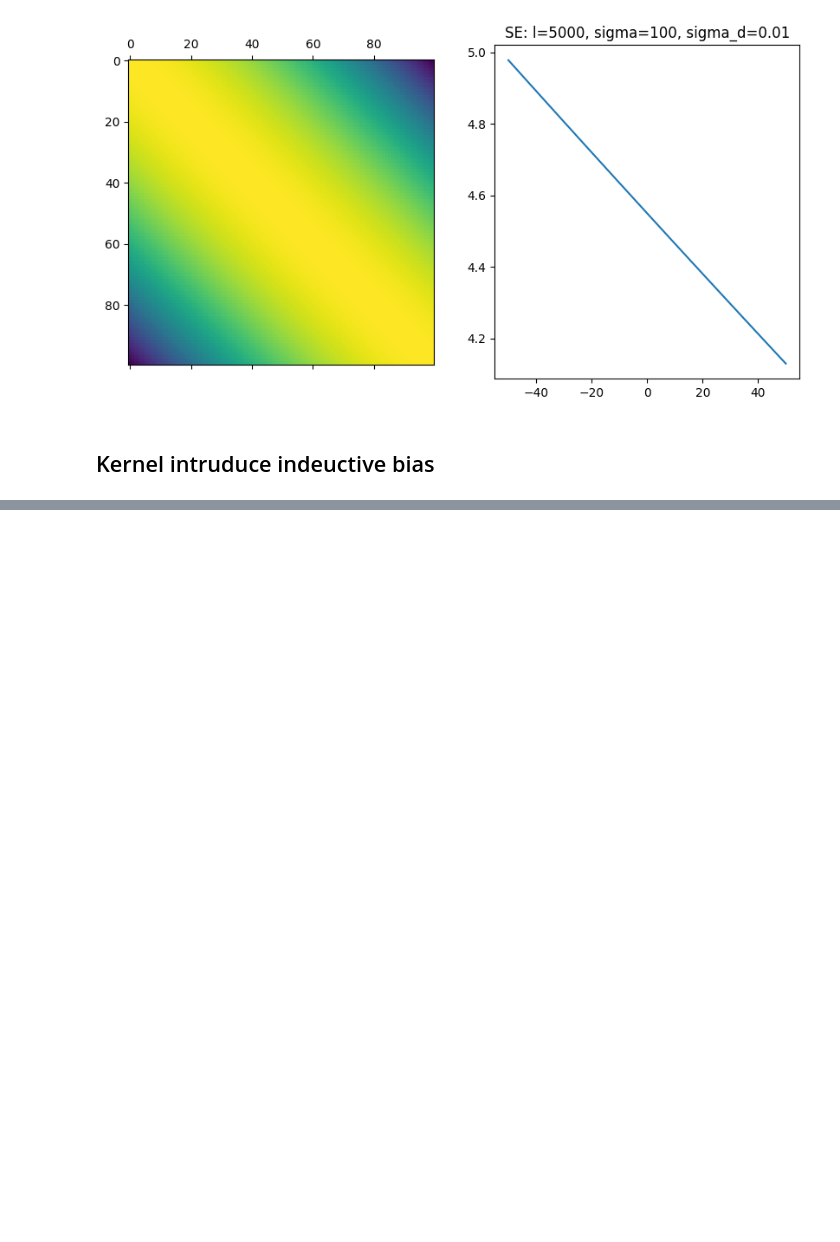
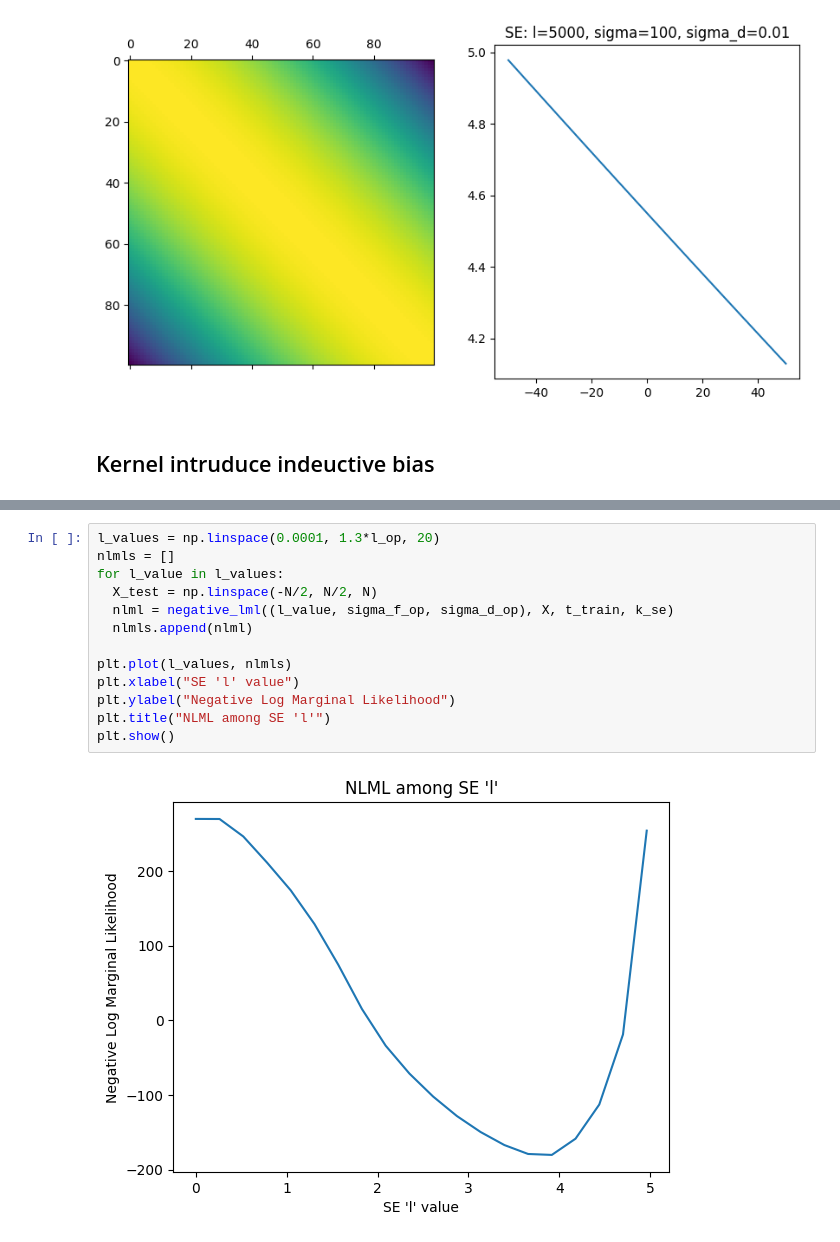
Before and after one commit to kurexi/ml-labs, a Jupyter notebook: GaussianProcess.ipynb, the cells around one changed output, grey strips where cells are left out. Saved outputs shown, nothing was run; the diff lists cells and outputs as text; blank space fills up the shorter version.

```diff
--- a/GaussianProcess.ipynb
+++ b/GaussianProcess.ipynb
@@ -200,0 +239,15 @@ lin - NLML:71.7561, l:94.1059, sigma_f: 11.4395, sigma_d: 147.2762
+# %%
+l_values = np.linspace(0.0001, 1.3*l_op, 20)
+nlmls = []
+for l_value in l_values:
+  X_test = np.linspace(-N/2, N/2, N)
+  nlml = negative_lml((l_value, sigma_f_op, sigma_d_op), X, t_train, k_se)
+  nlmls.append(nlml)
+
+plt.plot(l_values, nlmls)
+plt.xlabel("SE 'l' value")
+plt.ylabel("Negative Log Marginal Likelihood")
+plt.title("NLML among SE 'l'")
+plt.show()
+# %% [output]
+[figure, added]
```
Also changed, not shown: parts of 6 cells of this notebook.
